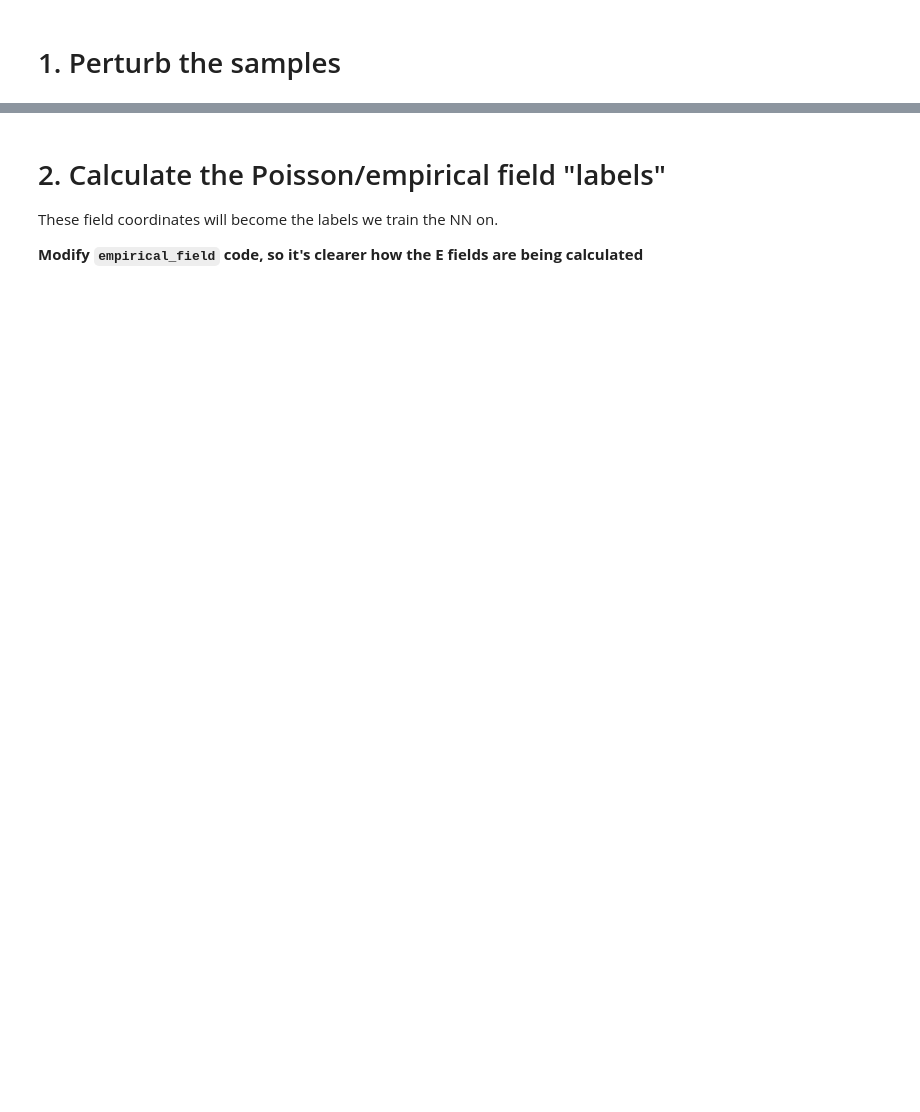
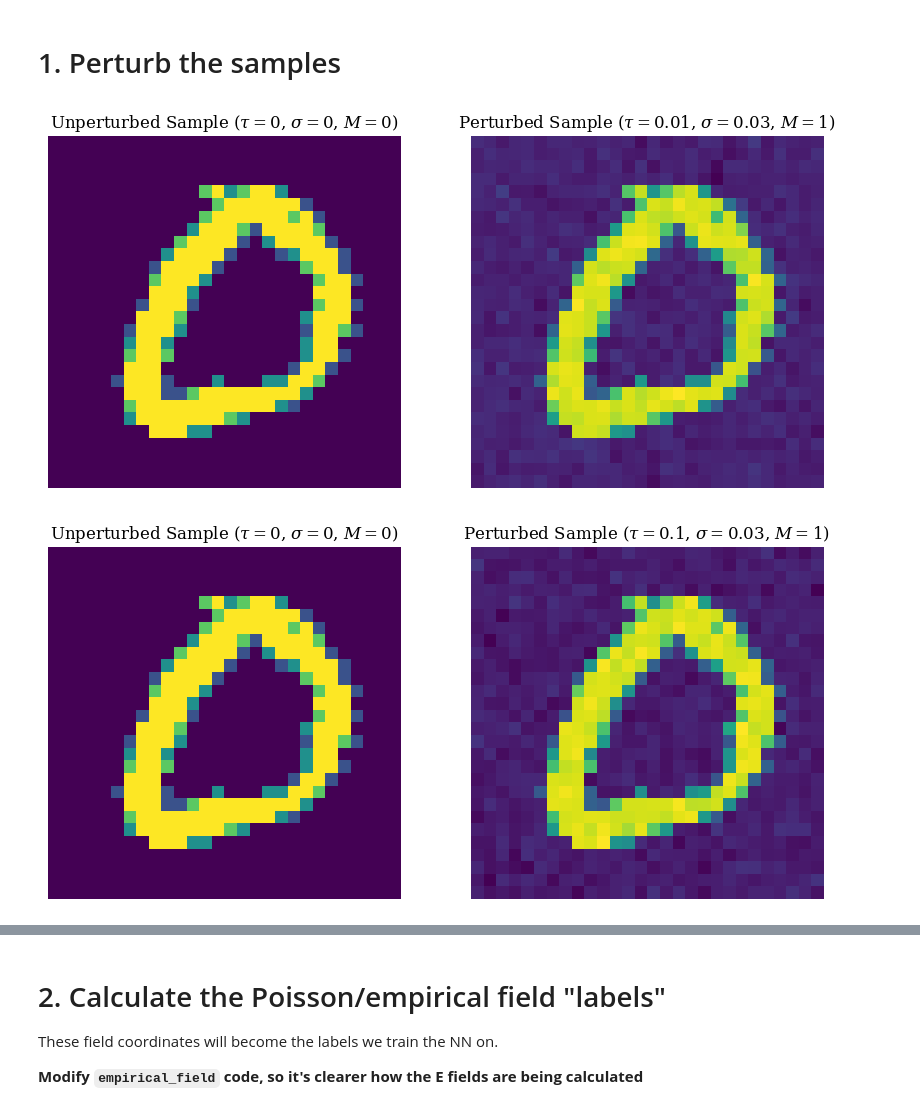
Before and after one commit to MatthewDowicz/PFGM_MNIST, a Jupyter notebook: script_testing.ipynb, the cells around one changed output, grey strips where cells are left out. Drawn from its saved outputs; the diff is of its cells as text; code cells hidden in the pictures; blank space fills up the shorter version.

```diff
--- a/script_testing.ipynb
+++ b/script_testing.ipynb
@@ -71,11 +156,18 @@ samples_batch = batch[0]
 # %%
 # Create the perturbed data as described in Algorithm 2 of the paper.
 # Note: y_tilde = (y, z) and data = np.concatenate(y, z)
 #                        ie. data.shape = (batchsize, imgsize**2 + 1)
 x, y_tilde, data = mkds.get_perturbed(samples_batch, rng=rng, M=291)
 
-# # # Can visualize how the different hyperparameters visually alter an MNIST sample.
-# vis.visualize_single_perturbed(batch=samples_batch, sample_idx= 5, rng=rng, tau=0, M=0)
+# # # # Can visualize how the different hyperparameters visually alter an MNIST sample.
+vis.visualize_single_perturbed(batch=samples_batch, sample_idx=0, rng=rng, tau=0.01, sigma=.03, M=1)
+vis.visualize_single_perturbed(batch=samples_batch, sample_idx=0, rng=rng, tau=0.1, sigma=.03, M=1)
+vis.visualize_single_perturbed(batch=samples_batch, sample_idx=0, rng=rng, tau=10000.0, sigma=.03, M=1)
 
-# # Can visualize how the different hyperparameters change how the MNIST samples are lifted into N+1.
-# vis.perturb_scatter(samples_batch, rng, M=10)
+# vis.visualize_single_perturbed(batch=samples_batch, sample_idx=0, rng=rng, tau=0.0, sigma=.1, M=0)
+
+# # # Can visualize how the different hyperparameters change how the MNIST samples are lifted into N+1.
+vis.perturb_scatter(samples_batch, rng, M=10)
+# %% [output]
+[figure, added]
+[figure, added]
```
Also changed, not shown: parts of 22 cells of this notebook.
